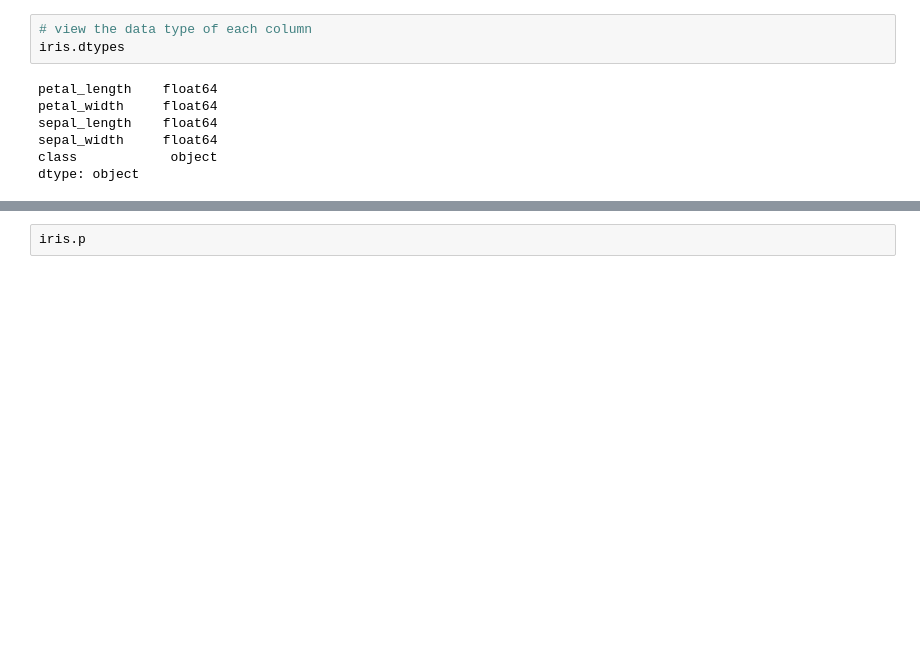
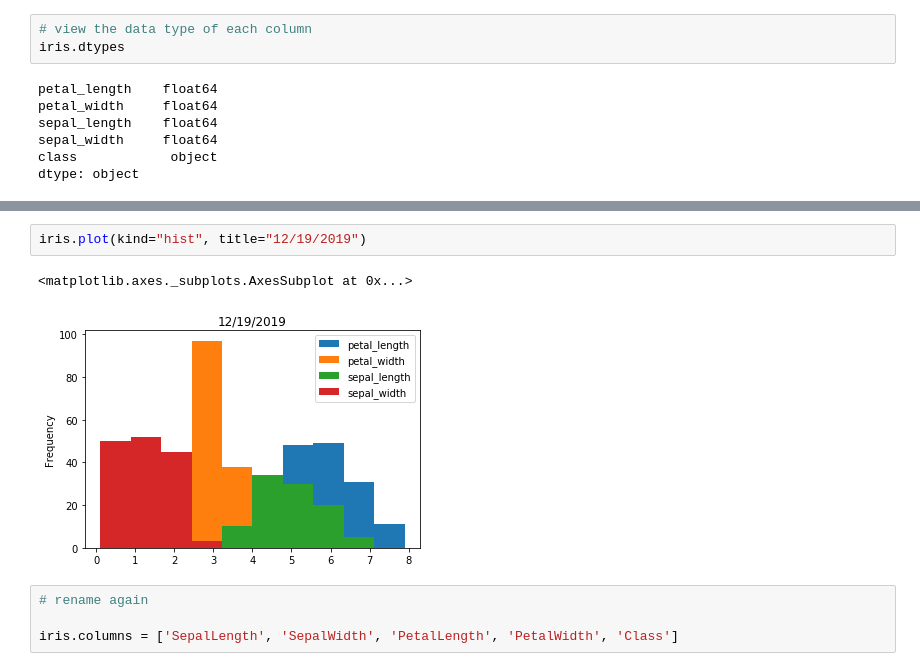
Before and after one commit to davideliason/DM4BA_Personal_Practice, a Jupyter notebook: Pandas_DataAnalysis.ipynb, the cells around one changed output, grey strips where cells are left out. Cells and saved outputs as stored; diff of their text form; blank space fills up the shorter version.

```diff
--- a/Pandas_DataAnalysis.ipynb
+++ b/Pandas_DataAnalysis.ipynb
@@ -152,2 +153,9 @@ iris.plot()
-# %%
-iris.p
+# %%
+iris.plot(kind="hist", title="12/19/2019")
+# %% [output]
+<matplotlib.axes._subplots.AxesSubplot at 0x...>
+[figure, added]
+# %%
+# rename again
+
+iris.columns = ['SepalLength', 'SepalWidth', 'PetalLength', 'PetalWidth', 'Class']
```
Also changed, not shown: parts of 3 cells of this notebook.
